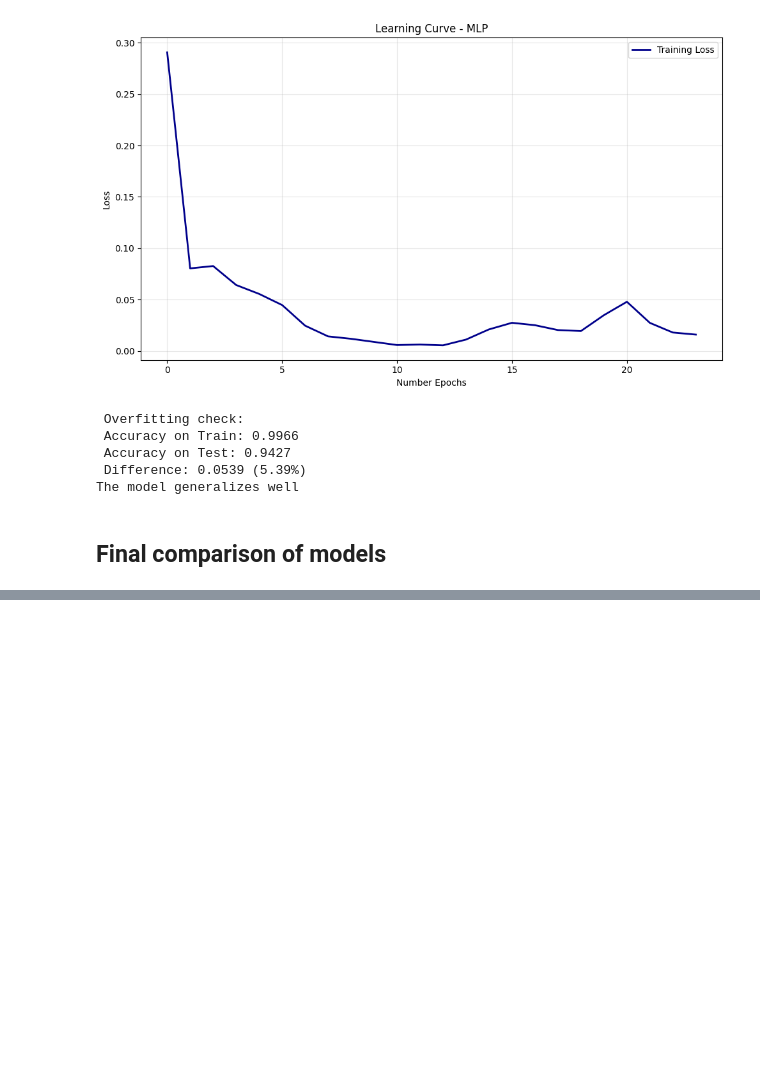
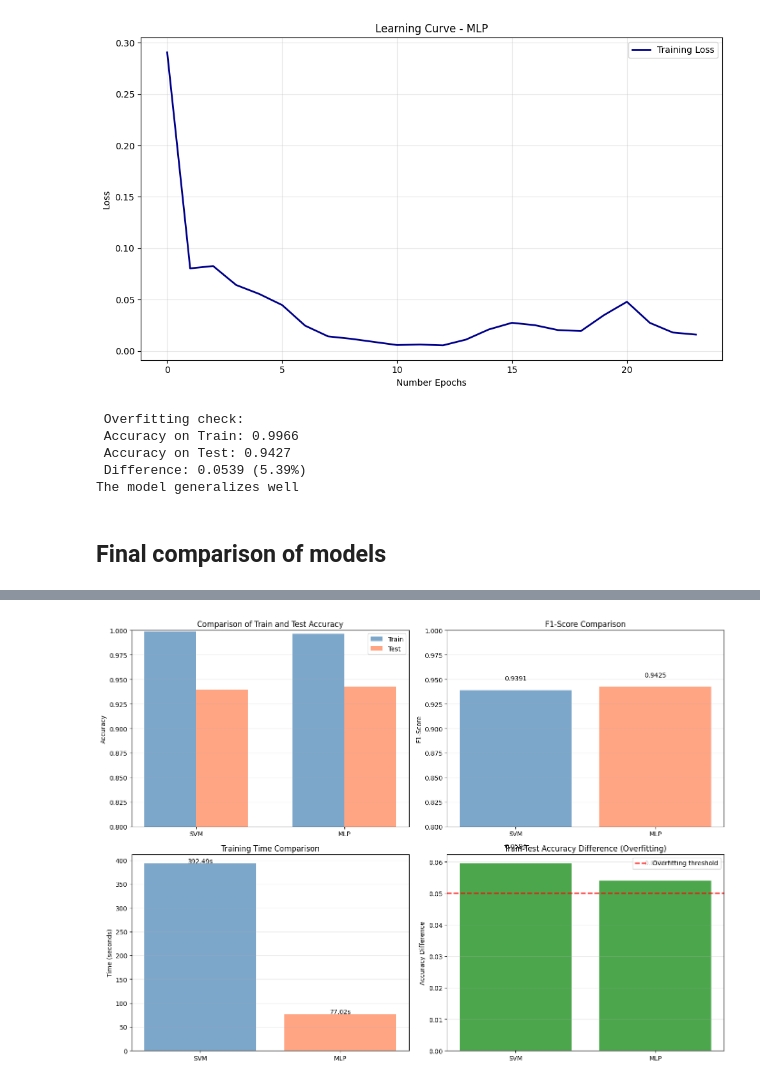
Before and after one commit to ihamydreza/FIS4041, a Jupyter notebook: Q4/Q4.ipynb, the cells around one changed output, grey strips where cells are left out. Drawn from its saved outputs; the diff is of its cells as text; code cells hidden in the pictures; blank space fills up the shorter version.

Commit message:
Final comparison of models Q4

```diff
--- a/Q4/Q4.ipynb
+++ b/Q4/Q4.ipynb
@@ -635,3 +635,20 @@ else:
 The model generalizes well
 # %% [markdown]
 ## Final comparison of models
+# %%
+results_data = {
+    'Model': ['SVM', 'MLP'],
+    'ACC Train': [accuracy_score(y_train['Activity'], grid_svm.predict(X_train_pca)), train_accuracy_mlp],
+    'ACC Test': [svm_test_accuracy, mlp_test_accuracy],
+    'F1-Score Test': [svm_test_f1, mlp_test_f1],
+    'Training time (seconds)': [svm_training_time, mlp_training_time],
+    'Difference Train-Test': [
+        accuracy_score(y_train['Activity'], grid_svm.predict(X_train_pca)) - svm_test_accuracy,
+        train_accuracy_mlp - mlp_test_accuracy
+    ]
+}
+
+results_df = pd.DataFrame(results_data)
+
+print("\n Model comparison table:")
+print(results_df.to_string(index=False))
@@ -637,0 +660,57 @@ The model generalizes well
+# %%
+
+fig, axes = plt.subplots(2, 2, figsize=(14, 10))
+
+models = ['SVM', 'MLP']
+train_accs = results_df['ACC Train'].values
+test_accs = results_df['ACC Test'].values
+f1_scores = results_df['F1-Score Test'].values
+train_times = results_df['Training time (seconds)'].values
+
+# Train vs Test accuracy chart
+x = np.arange(len(models))
+width = 0.35
+axes[0, 0].bar(x - width/2, train_accs, width, label='Train', color='steelblue', alpha=0.7)
+axes[0, 0].bar(x + width/2, test_accs, width, label='Test', color='coral', alpha=0.7)
+axes[0, 0].set_title('Comparison of Train and Test Accuracy')
+axes[0, 0].set_ylabel('Accuracy')
+axes[0, 0].set_xticks(x)
+axes[0, 0].set_xticklabels(models)
+axes[0, 0].legend()
+axes[0, 0].grid(axis='y', alpha=0.3)
+axes[0, 0].set_ylim([0.8, 1.0])
+
+# F1-Score chart
+axes[0, 1].bar(models, f1_scores, color=['steelblue', 'coral'], alpha=0.7)
+axes[0, 1].set_title('F1-Score Comparison')
+axes[0, 1].set_ylabel('F1-Score')
+axes[0, 1].grid(axis='y', alpha=0.3)
+axes[0, 1].set_ylim([0.8, 1.0])
+for i, v in enumerate(f1_scores):
+    axes[0, 1].text(i, v + 0.01, f'{v:.4f}', ha='center')
+
+# Training time chart
+axes[1, 0].bar(models, train_times, color=['steelblue', 'coral'], alpha=0.7)
+axes[1, 0].set_title('Training Time Comparison')
+axes[1, 0].set_ylabel('Time (seconds)')
+axes[1, 0].grid(axis='y', alpha=0.3)
+for i, v in enumerate(train_times):
+    axes[1, 0].text(i, v + 1, f'{v:.2f}s', ha='center')
+
+# Train-Test difference graph (Overfitting)
+overfit_diff = results_df['Difference Train-Test'].values
+colors = ['green' if x < 0.06 else 'orange' for x in overfit_diff]
+axes[1, 1].bar(models, overfit_diff, color=colors, alpha=0.7)
+axes[1, 1].axhline(y=0.05, color='r', linestyle='--', linewidth=2, alpha=0.7, label='Overfitting threshold')
+axes[1, 1].set_title('Train-Test Accuracy Difference (Overfitting)')
+axes[1, 1].set_ylabel('Accuracy Difference')
+axes[1, 1].grid(axis='y', alpha=0.3)
+axes[1, 1].legend()
+for i, v in enumerate(overfit_diff):
+    axes[1, 1].text(i, v + 0.005, f'{v:.4f}', ha='center')
+
+plt.tight_layout()
+plt.savefig('final_model_comparison.pdf',  bbox_inches='tight')
+plt.show()
+# %% [output]
+[figure, added]
```
Also changed, not shown: parts of 4 cells of this notebook.
